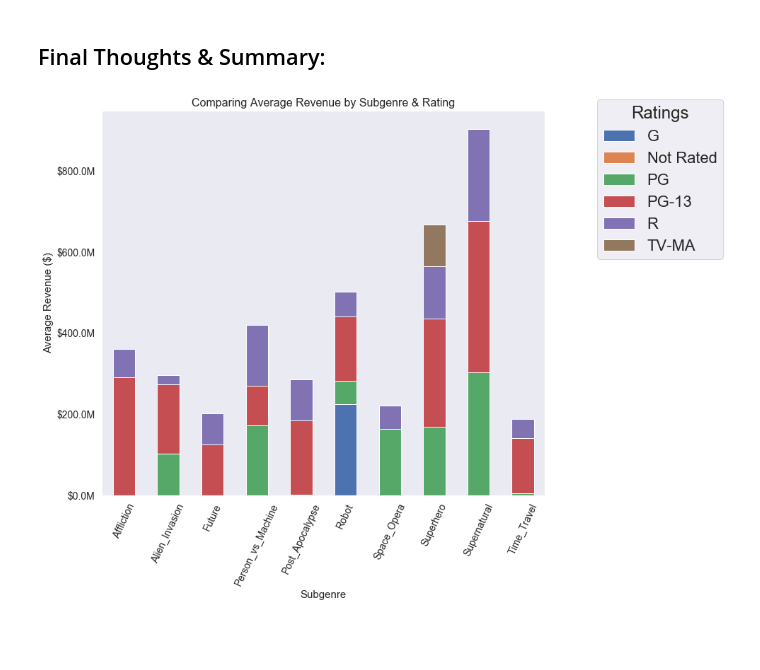
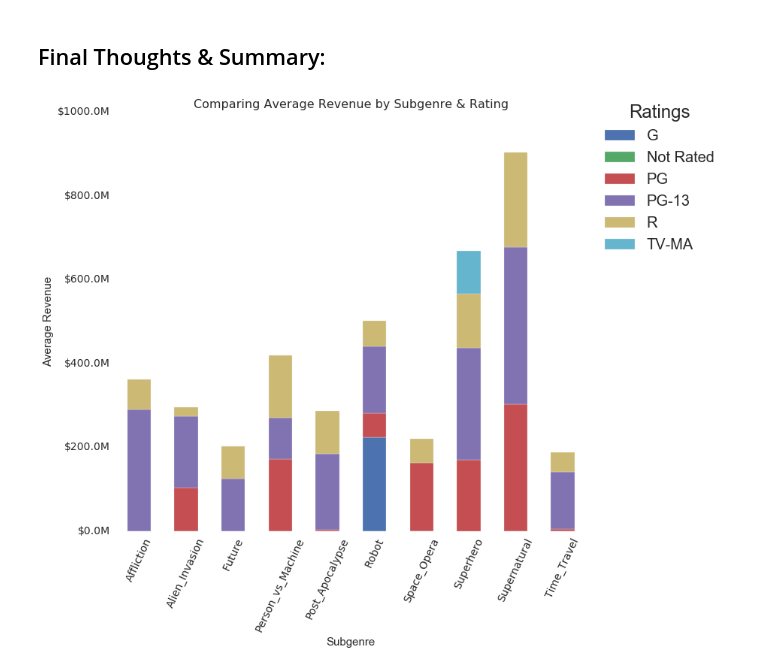
Before and after one commit to AlisonSalerno/scifi-movie-eda-project, a Jupyter notebook: AJAnalyticaFinal.ipynb, the cells around one changed output. Cells and saved outputs as stored; diff of their text form; code cells hidden in the pictures; blank space fills up the shorter version.

```diff
--- a/AJAnalyticaFinal.ipynb
+++ b/AJAnalyticaFinal.ipynb
@@ -110,10 +116,11 @@ scifi_df[['Title', 'Vote_Average','Subgenre','Rating']].drop_duplicates(subset='
 # %%
 #plots each subgenre's average popularity score in a horizontal bar graph
 #use of bar plot allows subgenres to be compared
-
+style.use('seaborn-white')
 Avg_pop_by_sub=scifi_df.groupby('Subgenre')['Popularity'].mean()
 Fig1=Avg_pop_by_sub.plot(kind='barh',figsize=(10,5),grid=False,color='purple')
-Fig1.set_title('Comparing Popularity Score by Subgenre',fontdict={'size':16})
+Fig1.patch.set_facecolor('white')
+Fig1.set_title('Popularity Score by Subgenre',fontdict={'size':16})
 Fig1.set_xlabel('Average Popularity Score',fontdict={'size':14})
 Fig1.set_ylabel('Subgenre',fontdict={'size':14})
 plt.xticks(fontsize=12)
@@ -252,18 +258,19 @@ Name: Rating, dtype: int64
 # %%
 #final takeaway
 #plot the revenue average of each subgenre and stacked rating
 
 
 Avg_rev_by_ratings=scifi_df.groupby(['Subgenre','Rating'])['Revenue'].mean().unstack()
 Fig100=Avg_rev_by_ratings.plot(kind='bar',grid=False,stacked=True,figsize=(10,10))
+Fig100.patch.set_facecolor('white')
 Fig100.set_title('Comparing Average Revenue by Subgenre & Rating',fontdict={'size':16})
 Fig100.set_xlabel('Subgenre',fontdict={'size':15})
-Fig100.set_ylabel('Average Revenue ($)',fontdict={'size':15})
+Fig100.set_ylabel('Average Revenue',fontdict={'size':15})
 Fig100.yaxis.set_major_formatter(formatter)
 plt.xticks(fontsize=14,rotation=65)
 plt.yticks(fontsize=14)
-plt.legend(bbox_to_anchor=(1.1,1.05),title="Ratings")
+plt.legend(bbox_to_anchor=(1.3,1.05),title="Ratings")
 
 plt.show()
 # %% [output]
-[figure, old version]
+[figure, new version]
```
Also changed, not shown: parts of 8 cells of this notebook, 2 other files.
